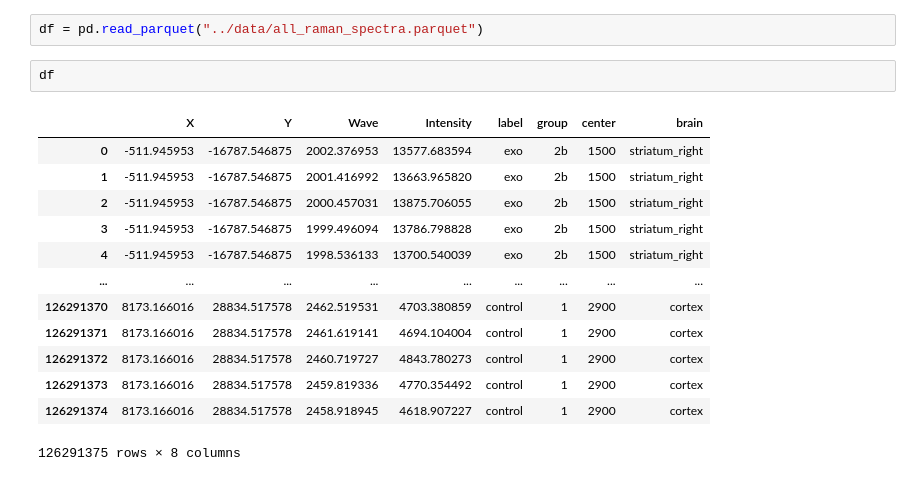
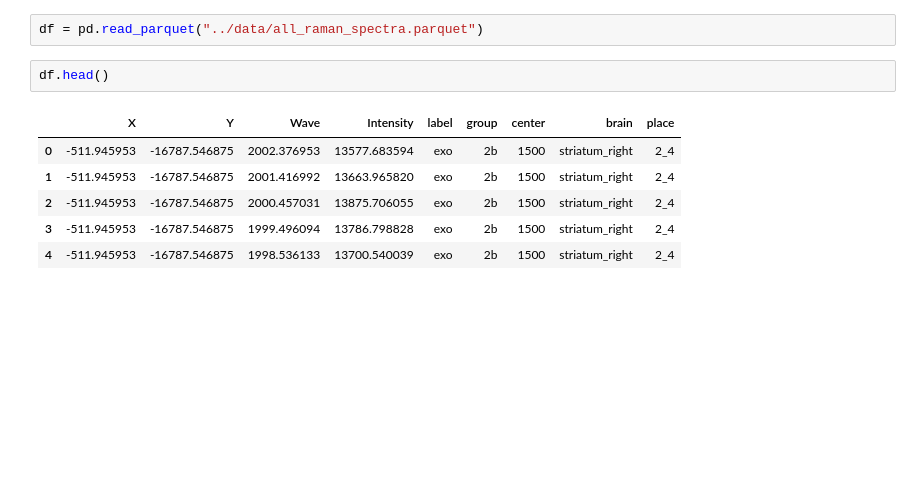
Before and after one commit to seajoyer/raman-spectroscopy, a Jupyter notebook: notebooks/EDA_seajoyer.ipynb, the cells around one changed output. Cells and saved outputs as stored; diff of their text form; blank space fills up the shorter version.

```diff
--- a/notebooks/EDA_seajoyer.ipynb
+++ b/notebooks/EDA_seajoyer.ipynb
@@ -19,19 +19,12 @@ np.random.seed(seed)
 warnings.simplefilter(action='ignore', category=FutureWarning)
 # %%
 df = pd.read_parquet("../data/all_raman_spectra.parquet")
-# %%
-df
-# %% [output]
-|  | X | Y | Wave | Intensity | label | group | center | brain |
-| 0 | -511.945953 | -16787.546875 | 2002.376953 | 13577.683594 | exo | 2b | 1500 | striatum_right |
-| 1 | -511.945953 | -16787.546875 | 2001.416992 | 13663.965820 | exo | 2b | 1500 | striatum_right |
-| 2 | -511.945953 | -16787.546875 | 2000.457031 | 13875.706055 | exo | 2b | 1500 | striatum_right |
-| 3 | -511.945953 | -16787.546875 | 1999.496094 | 13786.798828 | exo | 2b | 1500 | striatum_right |
-| 4 | -511.945953 | -16787.546875 | 1998.536133 | 13700.540039 | exo | 2b | 1500 | striatum_right |
-| ... | ... | ... | ... | ... | ... | ... | ... | ... |
-| 126291370 | 8173.166016 | 28834.517578 | 2462.519531 | 4703.380859 | control | 1 | 2900 | cortex |
-| 126291371 | 8173.166016 | 28834.517578 | 2461.619141 | 4694.104004 | control | 1 | 2900 | cortex |
-| 126291372 | 8173.166016 | 28834.517578 | 2460.719727 | 4843.780273 | control | 1 | 2900 | cortex |
-| 126291373 | 8173.166016 | 28834.517578 | 2459.819336 | 4770.354492 | control | 1 | 2900 | cortex |
-| 126291374 | 8173.166016 | 28834.517578 | 2458.918945 | 4618.907227 | control | 1 | 2900 | cortex |
-126291375 rows × 8 columns
+# %%
+df.head()
+# %% [output]
+|  | X | Y | Wave | Intensity | label | group | center | brain | place |
+| 0 | -511.945953 | -16787.546875 | 2002.376953 | 13577.683594 | exo | 2b | 1500 | striatum_right | 2_4 |
+| 1 | -511.945953 | -16787.546875 | 2001.416992 | 13663.965820 | exo | 2b | 1500 | striatum_right | 2_4 |
+| 2 | -511.945953 | -16787.546875 | 2000.457031 | 13875.706055 | exo | 2b | 1500 | striatum_right | 2_4 |
+| 3 | -511.945953 | -16787.546875 | 1999.496094 | 13786.798828 | exo | 2b | 1500 | striatum_right | 2_4 |
+| 4 | -511.945953 | -16787.546875 | 1998.536133 | 13700.540039 | exo | 2b | 1500 | striatum_right | 2_4 |
```
Also changed, not shown: parts of 3 cells of this notebook, 2 other files.
